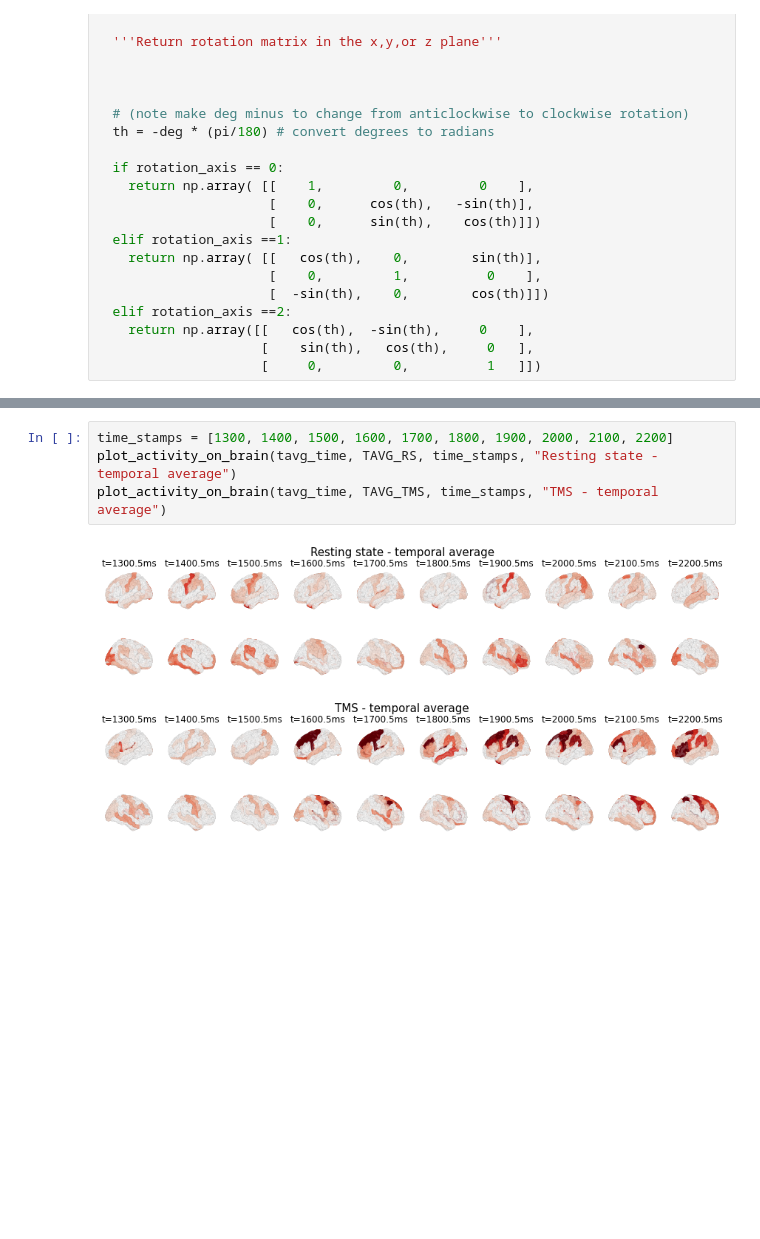
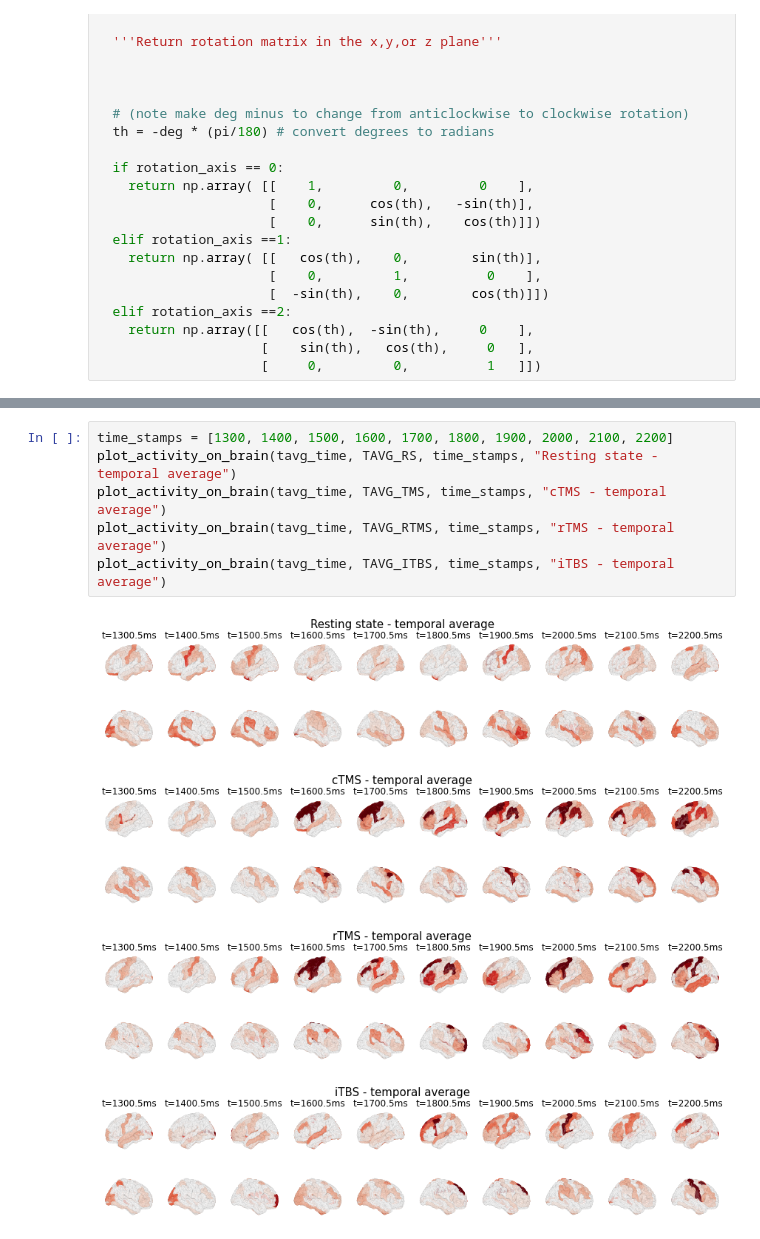
Before and after one commit to anujanegi/TMS-simulation, a Jupyter notebook: TMS_Simulation.ipynb, the cells around one changed output, grey strips where cells are left out. Saved outputs shown, nothing was run; the diff lists cells and outputs as text; blank space fills up the shorter version.

```diff
--- a/TMS_Simulation.ipynb
+++ b/TMS_Simulation.ipynb
@@ -921,8 +918,12 @@ def plot_activity_on_brain(time, MON, time_stamps, title=''):
 # %%
 time_stamps = [1300, 1400, 1500, 1600, 1700, 1800, 1900, 2000, 2100, 2200]
 plot_activity_on_brain(tavg_time, TAVG_RS, time_stamps, "Resting state - temporal average")
-plot_activity_on_brain(tavg_time, TAVG_TMS, time_stamps, "TMS - temporal average")
+plot_activity_on_brain(tavg_time, TAVG_TMS, time_stamps, "cTMS - temporal average")
+plot_activity_on_brain(tavg_time, TAVG_RTMS, time_stamps, "rTMS - temporal average")
+plot_activity_on_brain(tavg_time, TAVG_ITBS, time_stamps, "iTBS - temporal average")
 # %% [output]
 [figure]
 [figure]
+[figure, added]
+[figure, added]
 # %%
```
Also changed, not shown: parts of 2 cells of this notebook.
